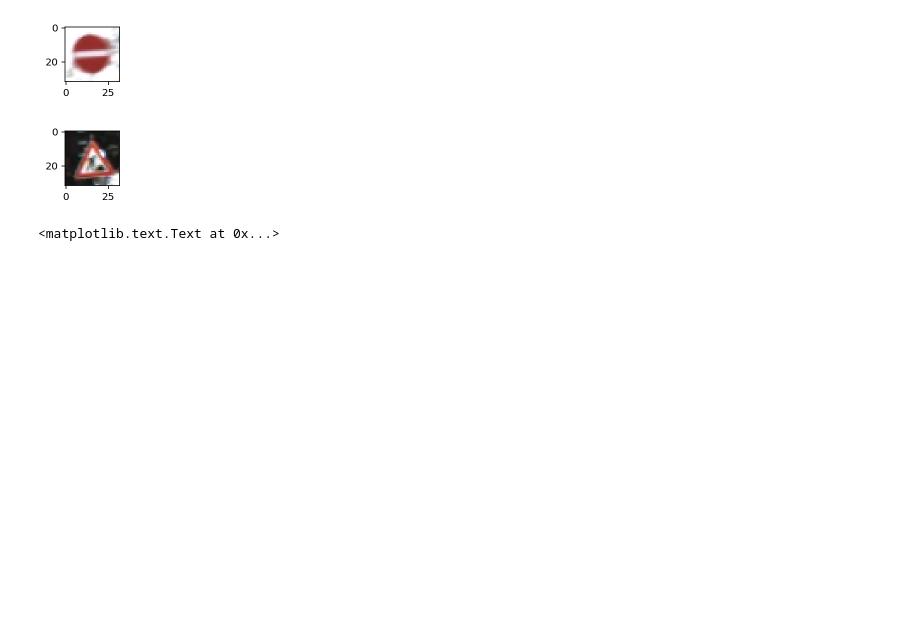
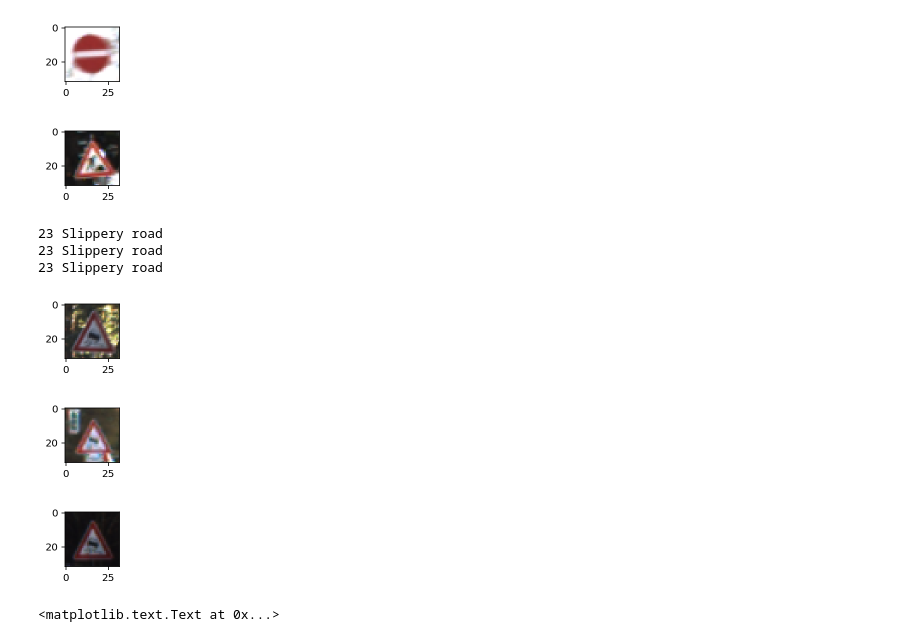
Before and after one commit to yangchunluo/CarND-Traffic-Sign-Classifier-Project, a Jupyter notebook: Traffic_Sign_Classifier.ipynb, the cells around one changed output. Saved outputs shown, nothing was run; the diff lists cells and outputs as text; code cells hidden in the pictures; blank space fills up the shorter version.

```diff
--- a/Traffic_Sign_Classifier.ipynb
+++ b/Traffic_Sign_Classifier.ipynb
@@ -131,6 +131,21 @@ plot_random(X_test, y_test)
 [figure]
 [figure]
 [figure]
+# %%
+# Take a look at the images associated with a given label.
+def peek_label(label):
+    subset = (y_train == label)
+    for _ in range(3):
+        plot_random(X_train[subset], y_train[subset])
+
+peek_label(23)
+# %% [output]
+23 Slippery road
+23 Slippery road
+23 Slippery road
+[figure, added]
+[figure, added]
+[figure, added]
 # %%
 # Find out the distribution of each sign in train, validation and test dataset
 plt.figure(figsize=(3,2))
```
Also changed, not shown: 3 other files.
